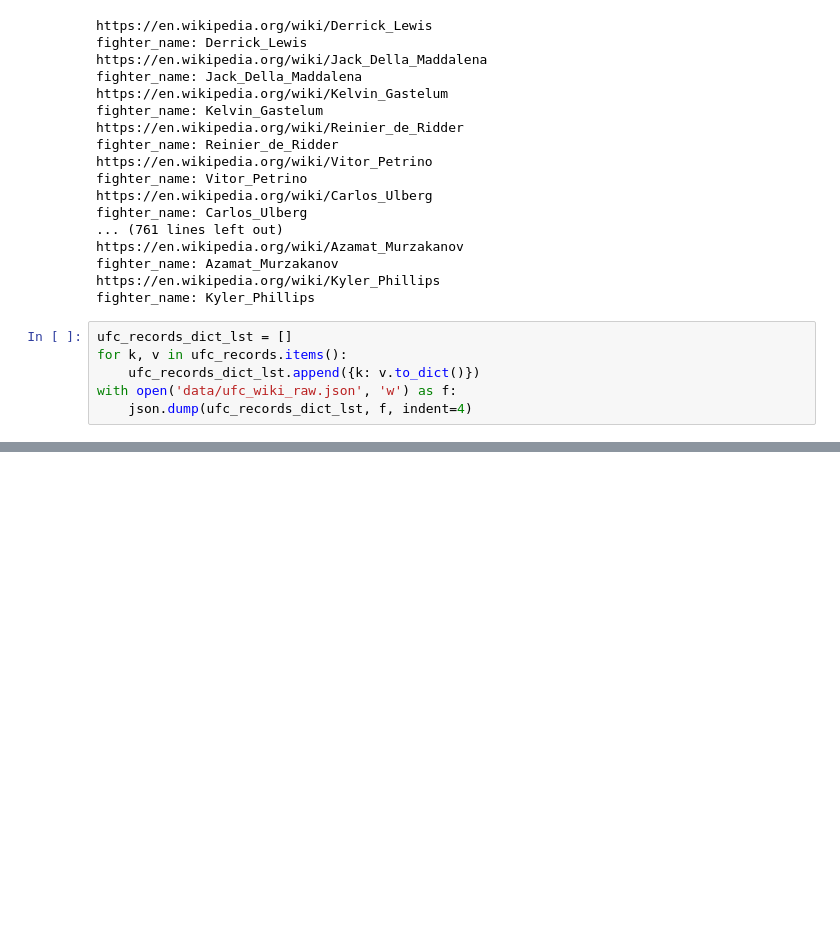
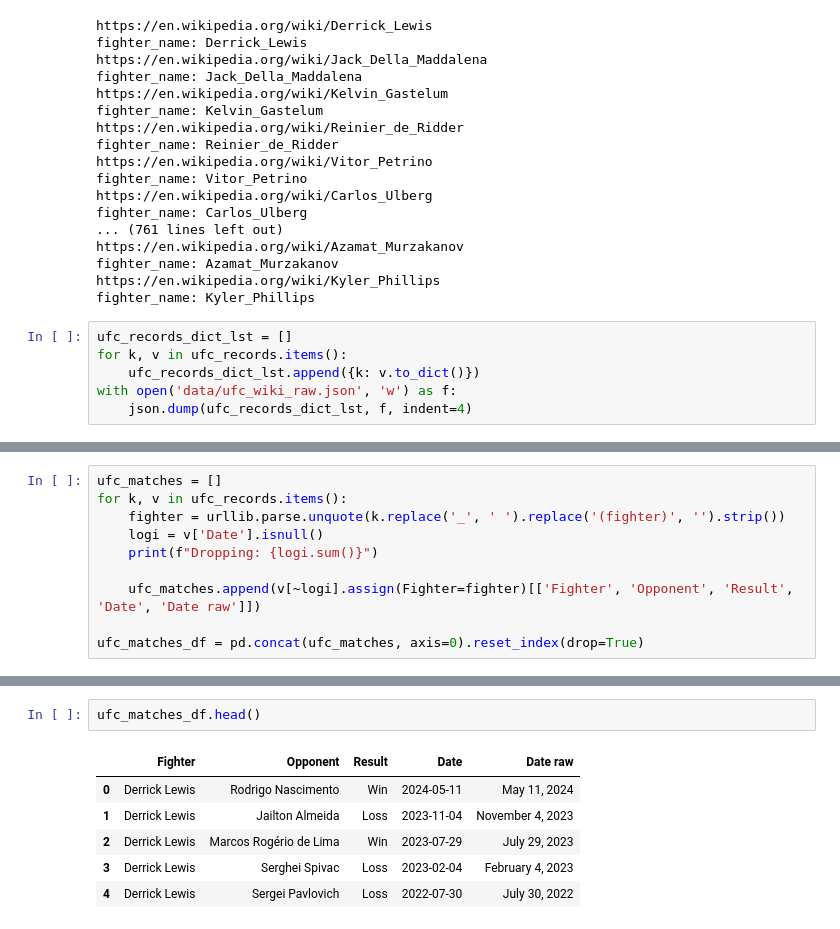
Before and after one commit to Duane321/true_theta, a Jupyter notebook: posts/trueskill/true_skill_ufc_dev.ipynb, the cells around one changed output, grey strips where cells are left out. Drawn from its saved outputs; the diff is of its cells as text; blank space fills up the shorter version.

```diff
--- a/posts/trueskill/true_skill_ufc_dev.ipynb
+++ b/posts/trueskill/true_skill_ufc_dev.ipynb
@@ -84,0 +106,10 @@ with open('data/ufc_wiki_raw.json', 'w') as f:
+# %%
+ufc_matches = []
+for k, v in ufc_records.items():
+    fighter = urllib.parse.unquote(k.replace('_', ' ').replace('(fighter)', '').strip())
+    logi = v['Date'].isnull()
+    print(f"Dropping: {logi.sum()}")
+
+    ufc_matches.append(v[~logi].assign(Fighter=fighter)[['Fighter', 'Opponent', 'Result', 'Date', 'Date raw']])
+
+ufc_matches_df = pd.concat(ufc_matches, axis=0).reset_index(drop=True)
@@ -84,0 +134,9 @@ with open('data/ufc_wiki_raw.json', 'w') as f:
+# %%
+ufc_matches_df.head()
+# %% [output]
+|  | Fighter | Opponent | Result | Date | Date raw |
+| 0 | Derrick Lewis | Rodrigo Nascimento | Win | 2024-05-11 | May 11, 2024 |
+| 1 | Derrick Lewis | Jailton Almeida | Loss | 2023-11-04 | November 4, 2023 |
+| 2 | Derrick Lewis | Marcos Rogério de Lima | Win | 2023-07-29 | July 29, 2023 |
+| 3 | Derrick Lewis | Serghei Spivac | Loss | 2023-02-04 | February 4, 2023 |
+| 4 | Derrick Lewis | Sergei Pavlovich | Loss | 2022-07-30 | July 30, 2022 |
```
Also changed, not shown: parts of 19 cells of this notebook, 1 other file.
